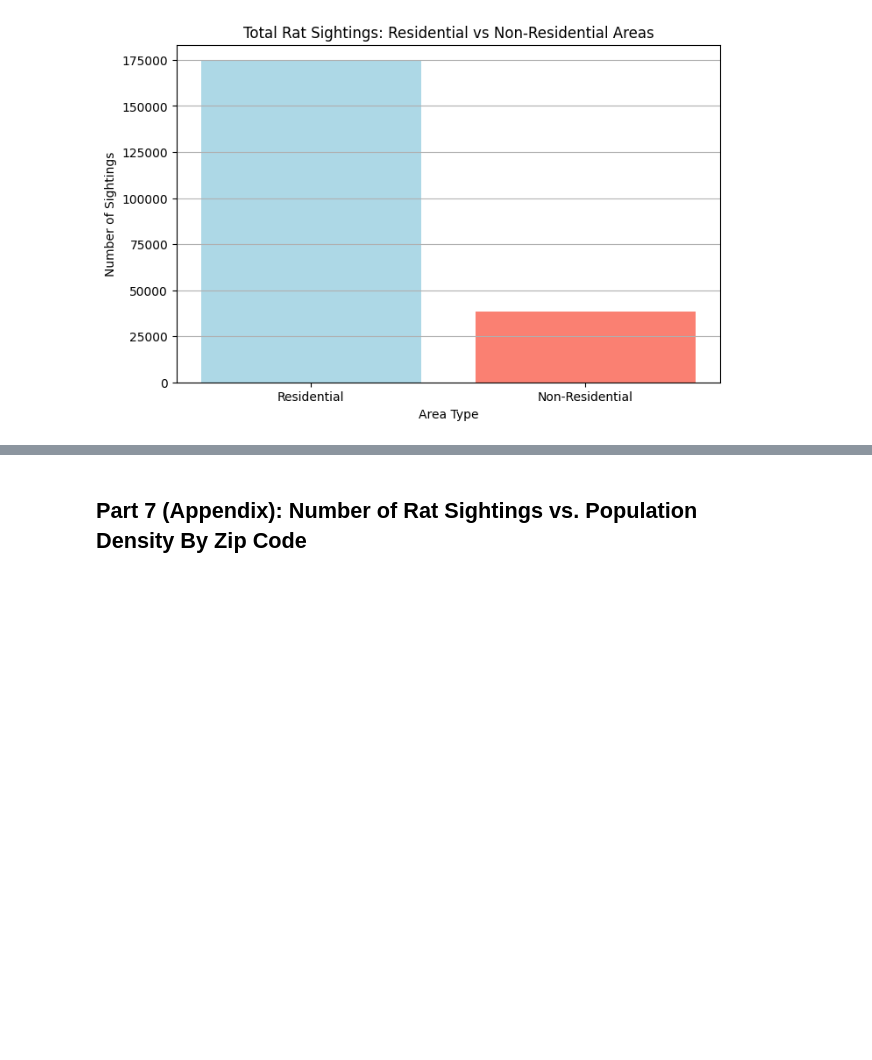
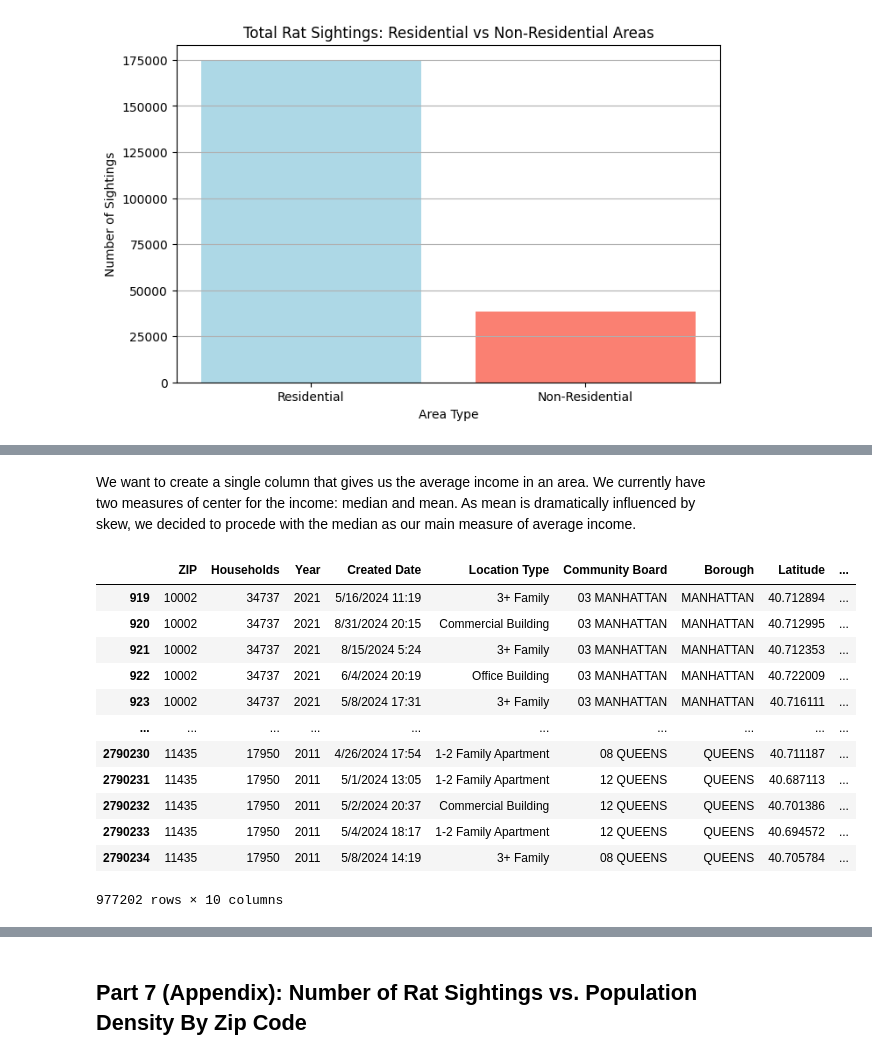
Before and after one commit to trishaa4144/cmsc320-final, a Jupyter notebook: CMSC320_Final.ipynb, the cells around one changed output, grey strips where cells are left out. Drawn from its saved outputs; the diff is of its cells as text; code cells hidden in the pictures; blank space fills up the shorter version.

```diff
--- a/CMSC320_Final.ipynb
+++ b/CMSC320_Final.ipynb
@@ -576,12 +614,0 @@ Now we will merge this dataframe with our rat sightings dataframe. Rename Incide
-# %%
-#Making changes to df to merge well
-df["Incident Zip"] = df["Incident Zip"].astype(int)
-df.rename(columns={'Incident Zip': 'ZIP'}, inplace=True)
-
-#Merging
-merged_df.dropna()
-rat_income = df.merge(merged_df, on="ZIP", how="inner")
-
-#Getting rid of na values in the median income cols
-rat_income.dropna()
-rat_income.dropna(subset=["Families Median Income (Dollars)", "Married-Couple Families Median Income (Dollars)"])
@@ -634,0 +652,43 @@ Chi2ContingencyResult(statistic=573459.4633396, pvalue=0.0, dof=4, expected_freq
+# %% [markdown]
+We want to create a single column that gives us the average income in an area. We currently have two measures of center for the income: median and mean. As mean is dramatically influenced by skew, we decided to procede with the median as our main measure of average income.
+# %%
+# List of median income columns
+median_income_columns = [
+    'Households Median Income (Dollars)',
+    'Families Median Income (Dollars)',
+    'Married-Couple Families Median Income (Dollars)',
+    'Nonfamily Households Median Income (Dollars)'
+]
+
+# Calculate the average of the median income columns
+income_rat_df['Average Income (Dollars)'] = income_rat_df[median_income_columns].mean(axis=1)
+
+# Drop the original mean and median columns
+columns_to_drop = [
+    'Households Median Income (Dollars)',
+    'Households Mean Income (Dollars)',
+    'Families Median Income (Dollars)',
+    'Families Mean Income (Dollars)',
+    'Married-Couple Families Median Income (Dollars)',
+    'Married-Couple Families Mean Income (Dollars)',
+    'Nonfamily Households Median Income (Dollars)',
+    'Nonfamily Households Mean Income (Dollars)'
+]
+
+income_rat_df = income_rat_df.drop(columns=columns_to_drop)
+
+income_rat_df
+# %% [output]
+|  | ZIP | Households | Year | Created Date | Location Type | Community Board | Borough | Latitude | ... |
+| 919 | 10002 | 34737 | 2021 | 5/16/2024 11:19 | 3+ Family | 03 MANHATTAN | MANHATTAN | 40.712894 | ... |
+| 920 | 10002 | 34737 | 2021 | 8/31/2024 20:15 | Commercial Building | 03 MANHATTAN | MANHATTAN | 40.712995 | ... |
+| 921 | 10002 | 34737 | 2021 | 8/15/2024 5:24 | 3+ Family | 03 MANHATTAN | MANHATTAN | 40.712353 | ... |
+| 922 | 10002 | 34737 | 2021 | 6/4/2024 20:19 | Office Building | 03 MANHATTAN | MANHATTAN | 40.722009 | ... |
+| 923 | 10002 | 34737 | 2021 | 5/8/2024 17:31 | 3+ Family | 03 MANHATTAN | MANHATTAN | 40.716111 | ... |
+| ... | ... | ... | ... | ... | ... | ... | ... | ... | ... |
+| 2790230 | 11435 | 17950 | 2011 | 4/26/2024 17:54 | 1-2 Family Apartment | 08 QUEENS | QUEENS | 40.711187 | ... |
+| 2790231 | 11435 | 17950 | 2011 | 5/1/2024 13:05 | 1-2 Family Apartment | 12 QUEENS | QUEENS | 40.687113 | ... |
+| 2790232 | 11435 | 17950 | 2011 | 5/2/2024 20:37 | Commercial Building | 12 QUEENS | QUEENS | 40.701386 | ... |
+| 2790233 | 11435 | 17950 | 2011 | 5/4/2024 18:17 | 1-2 Family Apartment | 12 QUEENS | QUEENS | 40.694572 | ... |
+| 2790234 | 11435 | 17950 | 2011 | 5/8/2024 14:19 | 3+ Family | 08 QUEENS | QUEENS | 40.705784 | ... |
+977202 rows × 10 columns
```
Also changed, not shown: parts of 30 cells of this notebook.
